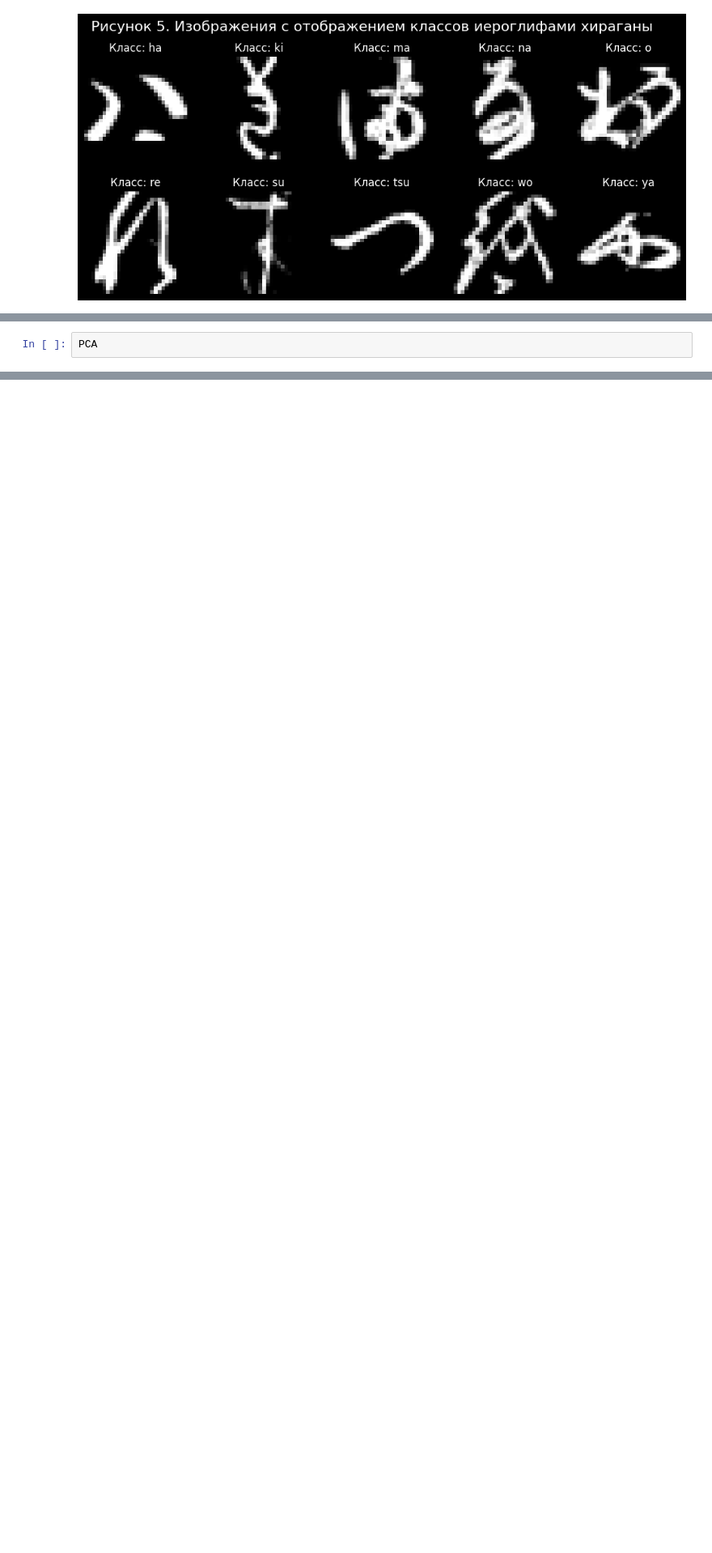
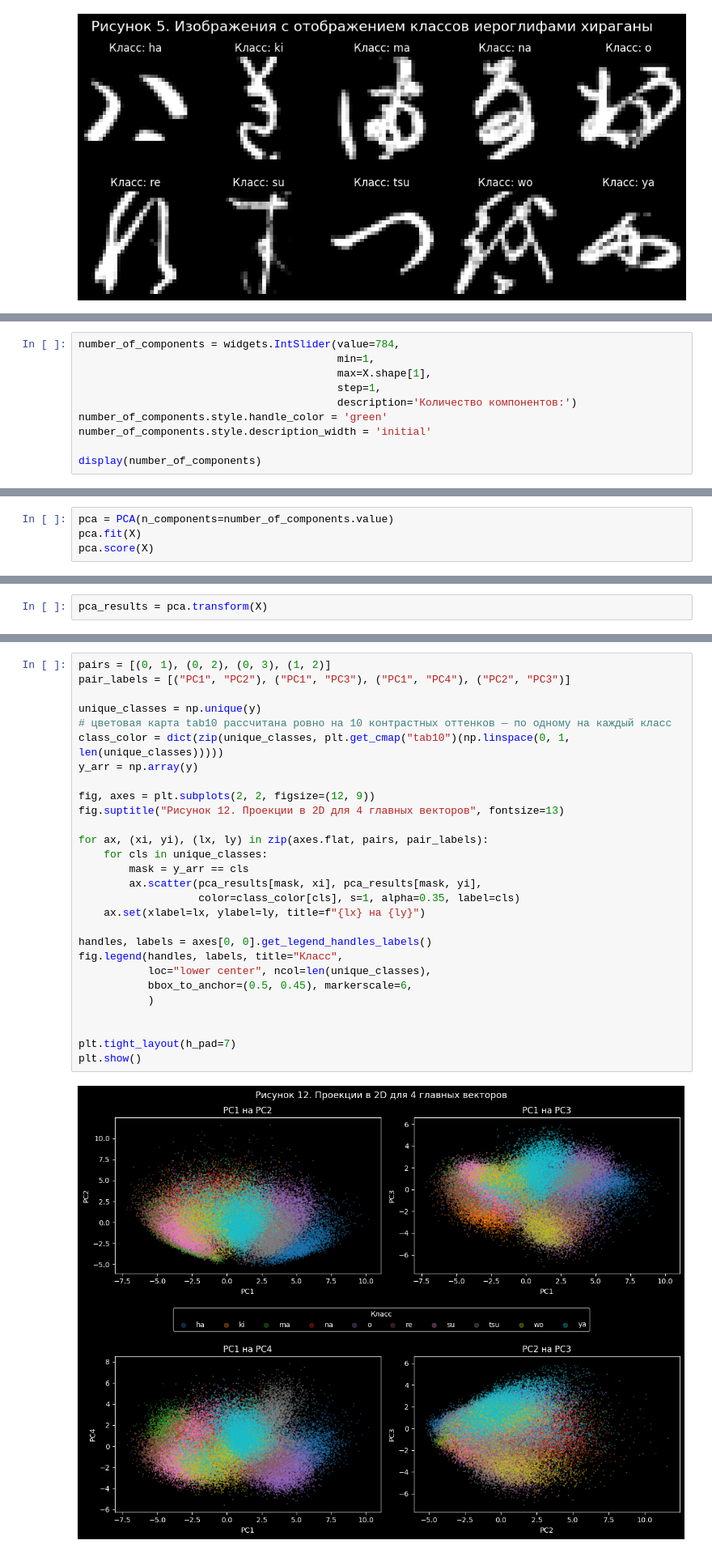
Before and after one commit to Artemonkey/ML_course_practice, a Jupyter notebook: 2. Clusterization models/japanese-heiroglyphs.ipynb, the cells around one changed output, grey strips where cells are left out. Shown at 81% size. Cells and saved outputs as stored; diff of their text form; blank space fills up the shorter version.

```diff
--- a/2. Clusterization models/japanese-heiroglyphs.ipynb
+++ b/2. Clusterization models/japanese-heiroglyphs.ipynb
@@ -292,3 +331,11 @@ sns.pairplot(df_cp)
 # %%
-PCA
+number_of_components = widgets.IntSlider(value=784,
+                                         min=1,
+                                         max=X.shape[1],
+                                         step=1,
+                                         description='Количество компонентов:')
+number_of_components.style.handle_color = 'green'
+number_of_components.style.description_width = 'initial'
+
+display(number_of_components)
 # %% [output]
@@ -295,0 +345,4 @@ sklearn.decomposition._pca.PCA
+# %%
+pca = PCA(n_components=number_of_components.value)
+pca.fit(X)
+pca.score(X)
@@ -295,0 +357,2 @@ sklearn.decomposition._pca.PCA
+# %%
+pca_results = pca.transform(X)
@@ -295,0 +426,30 @@ sklearn.decomposition._pca.PCA
+# %%
+pairs = [(0, 1), (0, 2), (0, 3), (1, 2)]
+pair_labels = [("PC1", "PC2"), ("PC1", "PC3"), ("PC1", "PC4"), ("PC2", "PC3")]
+
+unique_classes = np.unique(y)
+# цветовая карта tab10 рассчитана ровно на 10 контрастных оттенков — по одному на каждый класс
+class_color = dict(zip(unique_classes, plt.get_cmap("tab10")(np.linspace(0, 1, len(unique_classes)))))
+y_arr = np.array(y)
+
+fig, axes = plt.subplots(2, 2, figsize=(12, 9))
+fig.suptitle("Рисунок 12. Проекции в 2D для 4 главных векторов", fontsize=13)
+
+for ax, (xi, yi), (lx, ly) in zip(axes.flat, pairs, pair_labels):
+    for cls in unique_classes:
+        mask = y_arr == cls
+        ax.scatter(pca_results[mask, xi], pca_results[mask, yi],
+                   color=class_color[cls], s=1, alpha=0.35, label=cls)
+    ax.set(xlabel=lx, ylabel=ly, title=f"{lx} на {ly}")
+
+handles, labels = axes[0, 0].get_legend_handles_labels()
+fig.legend(handles, labels, title="Класс",
+           loc="lower center", ncol=len(unique_classes),
+           bbox_to_anchor=(0.5, 0.45), markerscale=6,
+           )
+
+
+plt.tight_layout(h_pad=7)
+plt.show()
+# %% [output]
+[figure, added]
```
Also changed, not shown: parts of 43 cells of this notebook.
